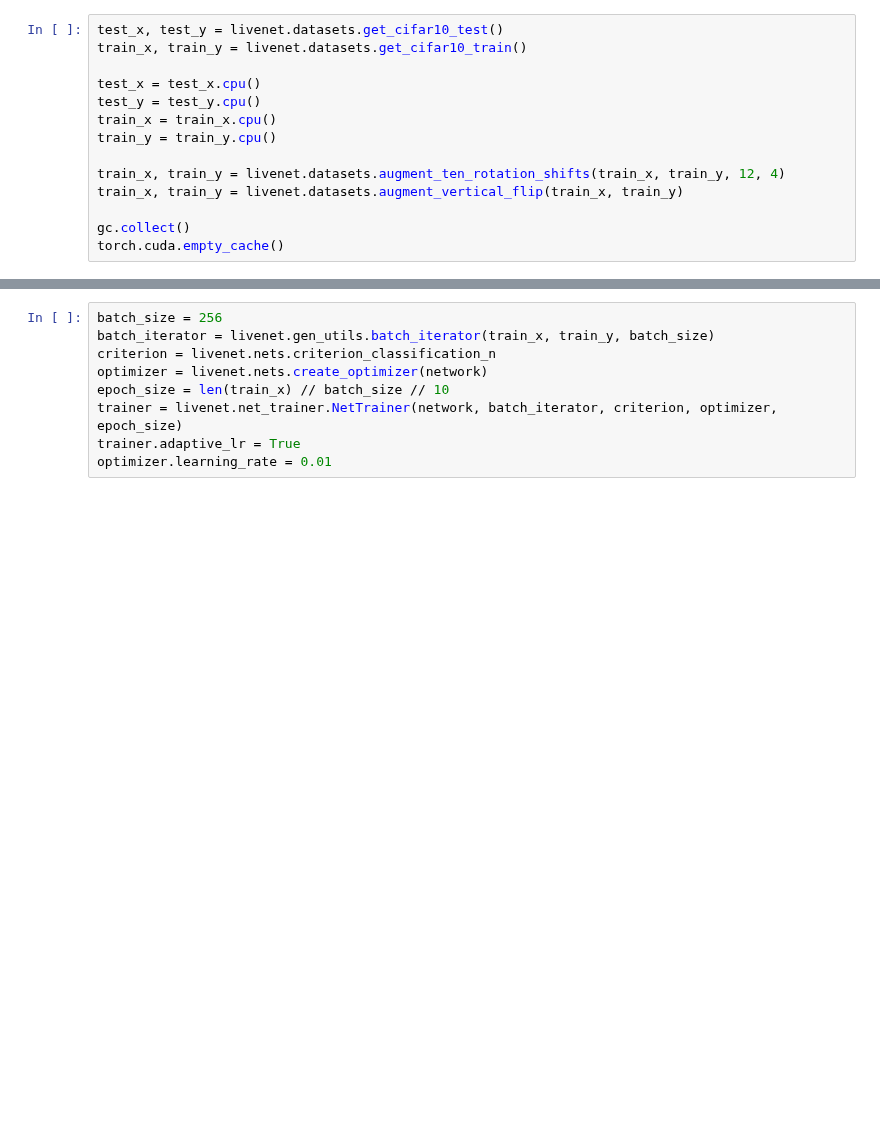
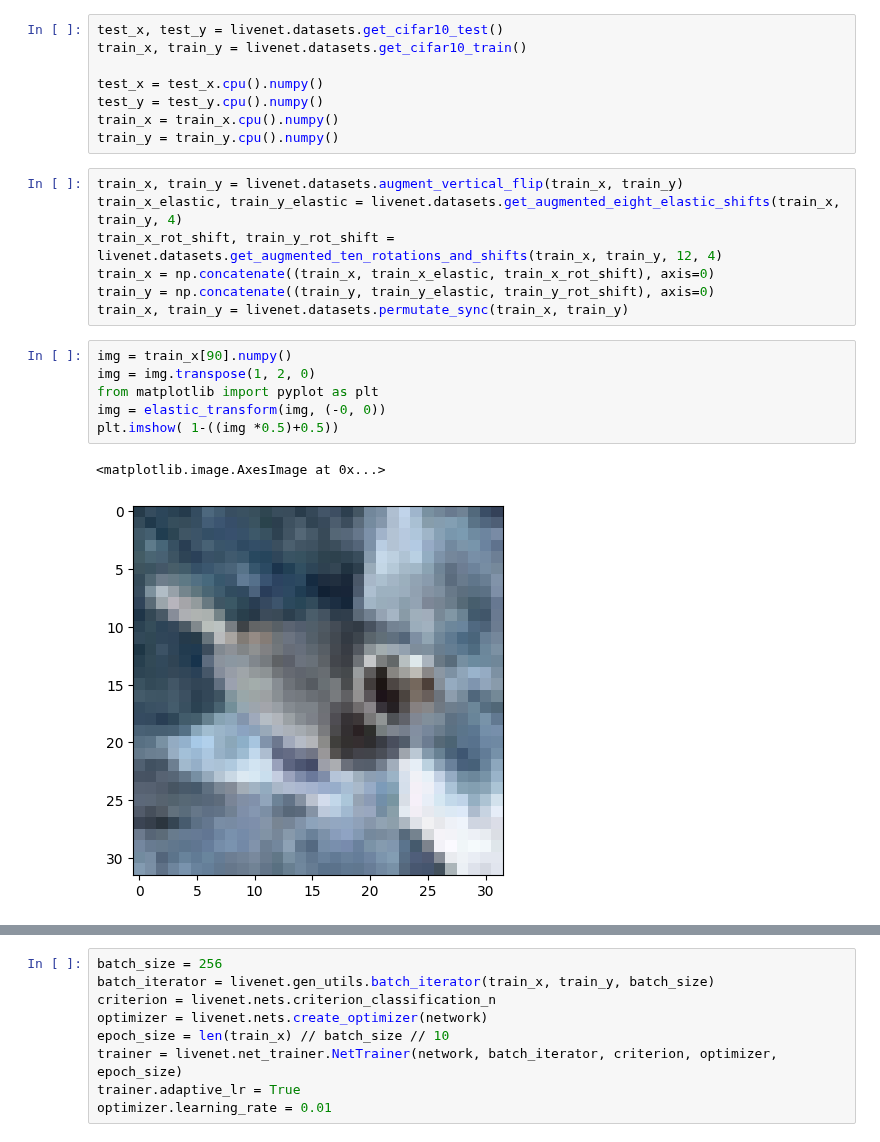
Before and after one commit to spometun/live_net, a Jupyter notebook: cifar10.ipynb, the cells around one changed output, grey strips where cells are left out. Saved outputs shown, nothing was run; the diff lists cells and outputs as text; blank space fills up the shorter version.

```diff
--- a/cifar10.ipynb
+++ b/cifar10.ipynb
@@ -27,16 +28,26 @@ from ai_libs.simple_log import LOG
 test_x, test_y = livenet.datasets.get_cifar10_test()
 train_x, train_y = livenet.datasets.get_cifar10_train()
 
-test_x = test_x.cpu()
-test_y = test_y.cpu()
-train_x = train_x.cpu()
-train_y = train_y.cpu()
-
-train_x, train_y = livenet.datasets.augment_ten_rotation_shifts(train_x, train_y, 12, 4)
-train_x, train_y = livenet.datasets.augment_vertical_flip(train_x, train_y)
-
-gc.collect()
-torch.cuda.empty_cache()
+test_x = test_x.cpu().numpy()
+test_y = test_y.cpu().numpy()
+train_x = train_x.cpu().numpy()
+train_y = train_y.cpu().numpy()
+# %%
+train_x, train_y = livenet.datasets.augment_vertical_flip(train_x, train_y)
+train_x_elastic, train_y_elastic = livenet.datasets.get_augmented_eight_elastic_shifts(train_x, train_y, 4)
+train_x_rot_shift, train_y_rot_shift = livenet.datasets.get_augmented_ten_rotations_and_shifts(train_x, train_y, 12, 4)
+train_x = np.concatenate((train_x, train_x_elastic, train_x_rot_shift), axis=0)
+train_y = np.concatenate((train_y, train_y_elastic, train_y_rot_shift), axis=0)
+train_x, train_y = livenet.datasets.permutate_sync(train_x, train_y)
+# %%
+img = train_x[90].numpy()
+img = img.transpose(1, 2, 0)
+from matplotlib import pyplot as plt
+img = elastic_transform(img, (-0, 0))
+plt.imshow( 1-((img *0.5)+0.5))
+# %% [output]
+<matplotlib.image.AxesImage at 0x...>
+[figure, added]
 # %%
 
 class ResBlock(nn.Module):
```
Also changed, not shown: parts of 5 cells of this notebook, 4 other files.
